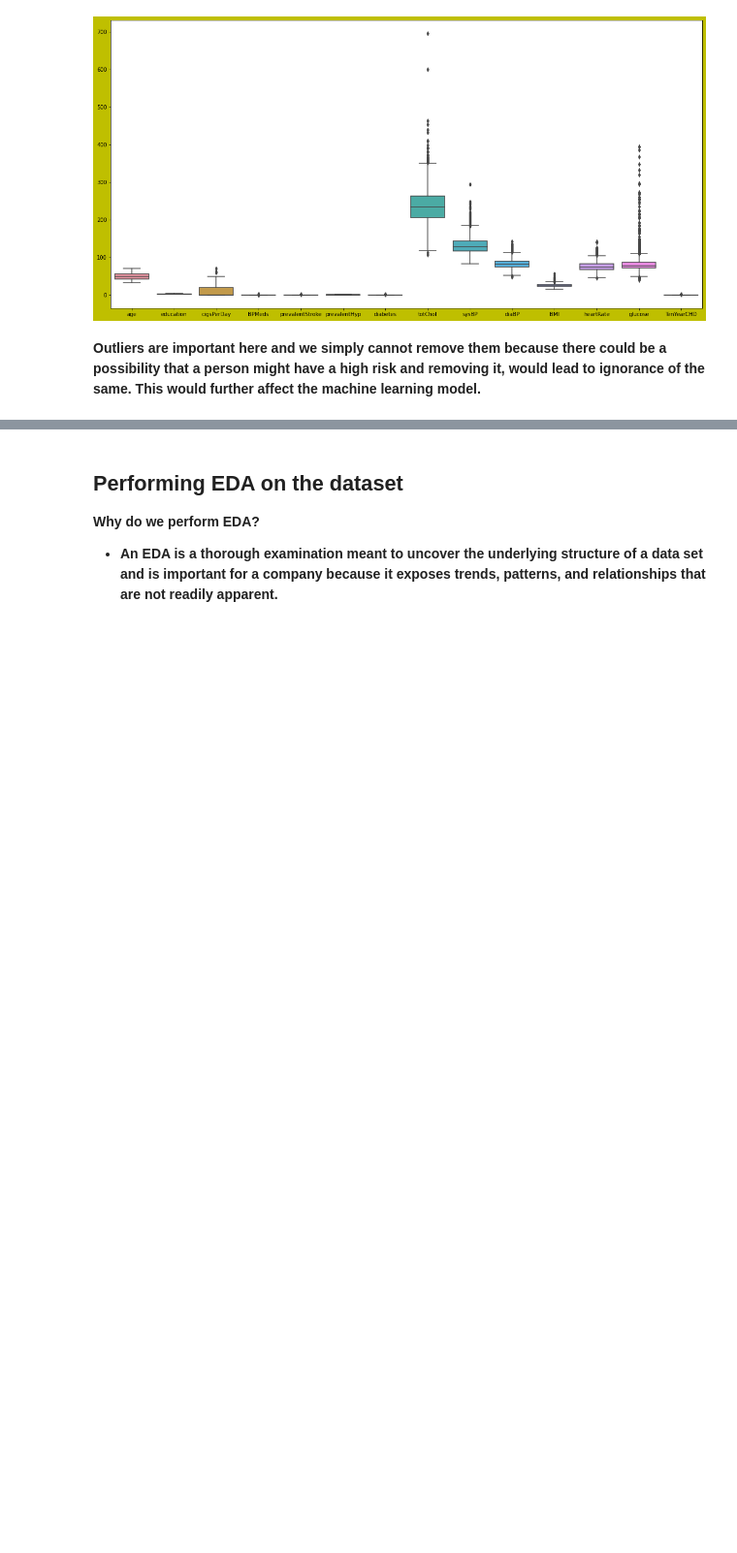
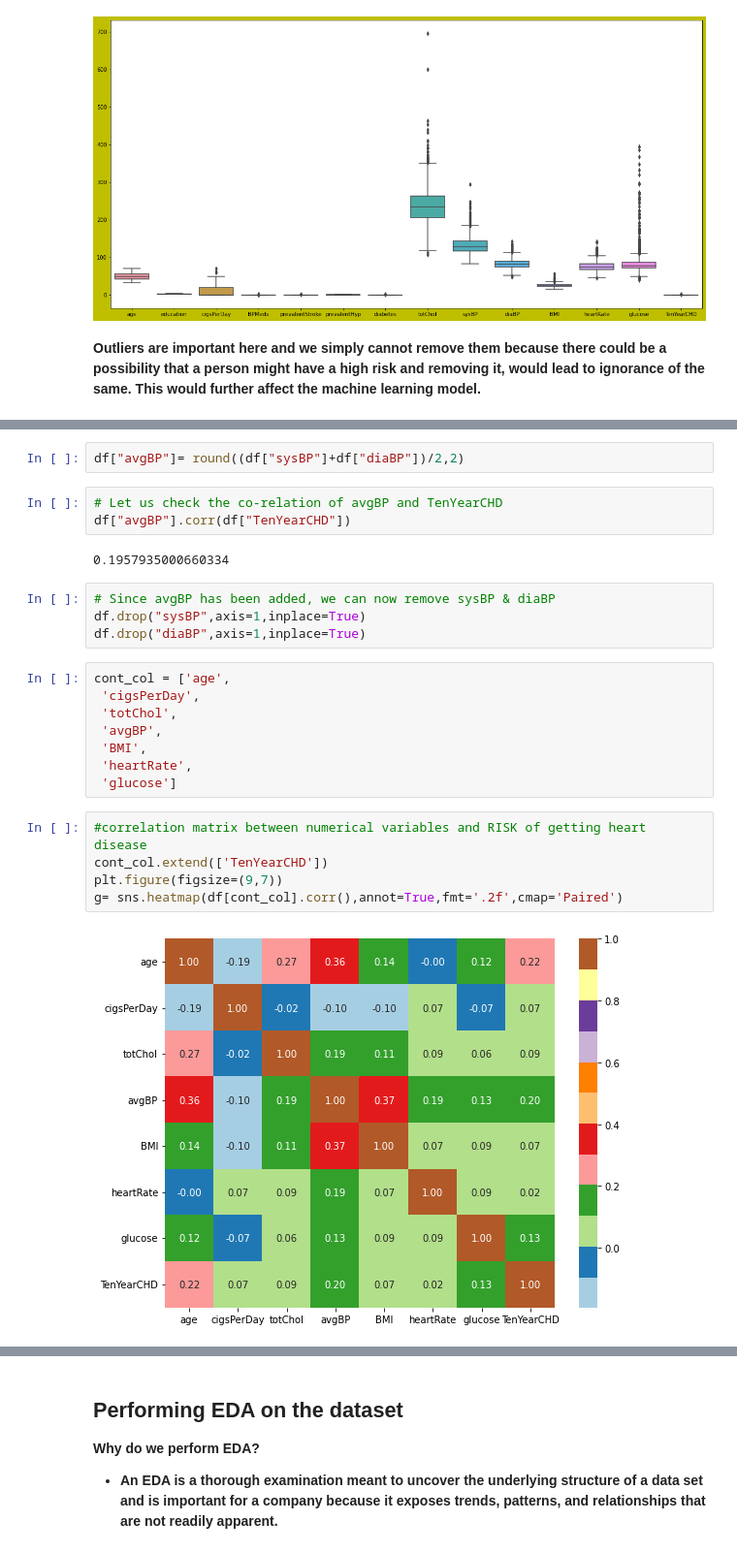
Before and after one commit to praveenbejo95/Cardiovascular-Risk-Prediction-ML-Classification-project, a Jupyter notebook: cardiovascular_Risk_prediction(Pravin_notebook).ipynb, the cells around one changed output, grey strips where cells are left out. Shown at 97% size. Drawn from its saved outputs; the diff is of its cells as text; blank space fills up the shorter version.

```diff
--- a/cardiovascular_Risk_prediction(Pravin_notebook).ipynb
+++ b/cardiovascular_Risk_prediction(Pravin_notebook).ipynb
@@ -311,0 +408,26 @@ Predict variable (desired target)
+# %%
+df["avgBP"]= round((df["sysBP"]+df["diaBP"])/2,2)
+# %%
+# Let us check the co-relation of avgBP and TenYearCHD
+df["avgBP"].corr(df["TenYearCHD"])
+# %% [output]
+0.1957935000660334
+# %%
+# Since avgBP has been added, we can now remove sysBP & diaBP
+df.drop("sysBP",axis=1,inplace=True)
+df.drop("diaBP",axis=1,inplace=True)
+# %%
+cont_col = ['age',
+ 'cigsPerDay',
+ 'totChol',
+ 'avgBP',
+ 'BMI',
+ 'heartRate',
+ 'glucose']
+# %%
+#correlation matrix between numerical variables and RISK of getting heart disease
+cont_col.extend(['TenYearCHD'])
+plt.figure(figsize=(9,7))
+g= sns.heatmap(df[cont_col].corr(),annot=True,fmt='.2f',cmap='Paired')
+# %% [output]
+[figure, added]
```
Also changed, not shown: parts of 29 cells of this notebook.
